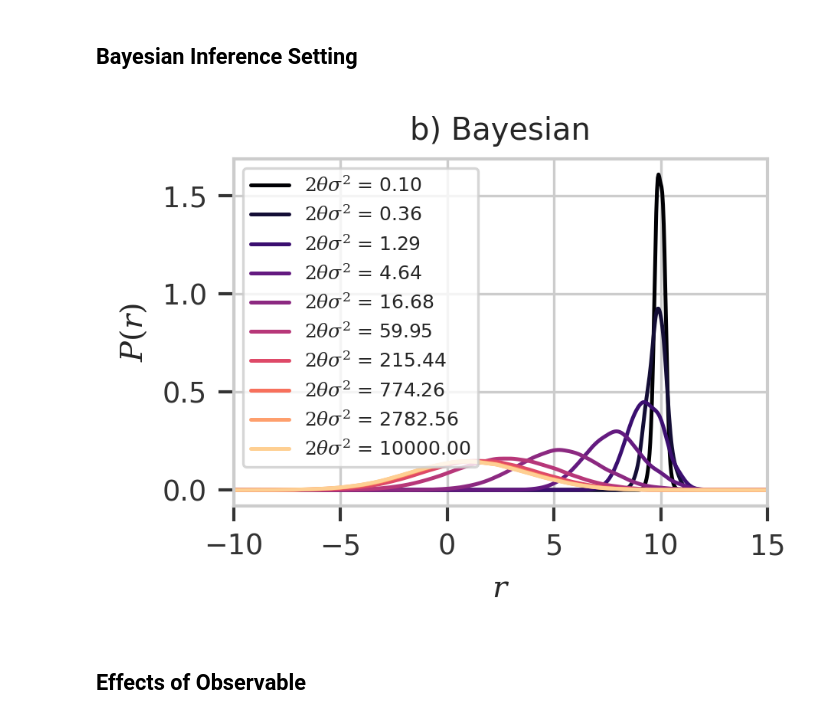
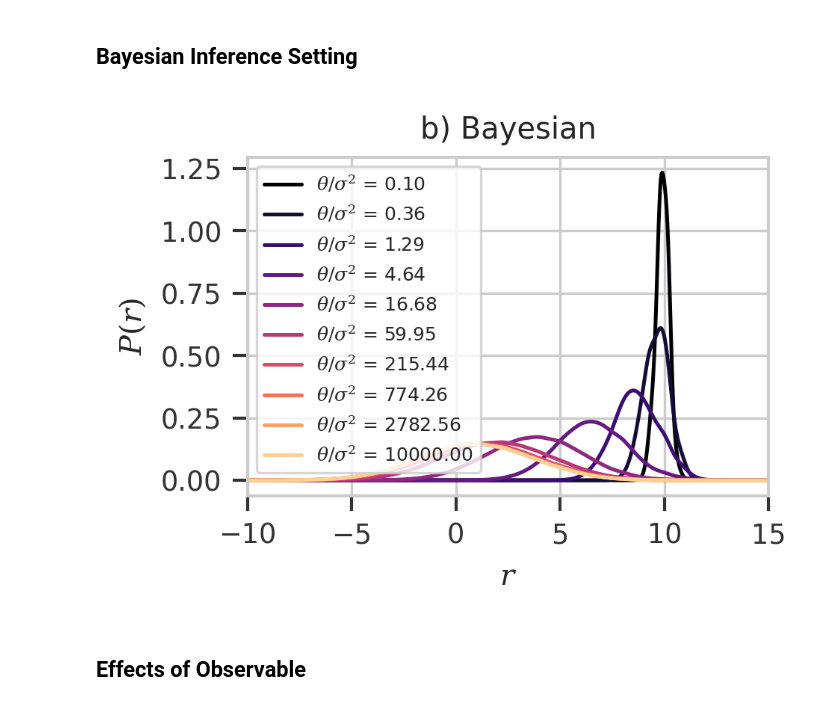
Before and after one commit to ur-whitelab/maxent, a Jupyter notebook: paper/gaussian.ipynb, the cells around one changed output. Cells and saved outputs as stored; diff of their text form; code cells hidden in the pictures.

Commit message:
Fixed legend on bayesian inf example

```diff
--- a/paper/gaussian.ipynb
+++ b/paper/gaussian.ipynb
@@ -132,23 +132,23 @@ plt.savefig('maxent.svg')
 # %%
 # https://pubmed.ncbi.nlm.nih.gov/26723635/
 plt.figure(figsize=(3,2), dpi=300)
 x = np.linspace(-10, 25, 1000)
 cmap = plt.get_cmap('magma')
-prior = 10**np.linspace(-1, 4, 10)
-bpdf = np.exp(-(y - 10)**2 / prior[:, np.newaxis])
+prior_theta = 10**np.linspace(-1, 4, 10)
+bpdf = np.exp(-(y - 10)**2 / (2 * prior_theta[:, np.newaxis]))
 bpdf /= np.sum(bpdf, axis=1)[:, np.newaxis]
-for i,p in enumerate(prior):
+for i,p in enumerate(prior_theta):
     ppdf = scipy.stats.gaussian_kde(np.squeeze(y), weights=bpdf[i])
-    plt.plot(x, ppdf.pdf(x), color=cmap(i / len(prior)), label=f'$2\\theta\\sigma^2$ = {p:.2f}')
+    plt.plot(x, ppdf.pdf(x), color=cmap(i / len(prior_theta)), label=f'$\\theta/\\sigma$ = {p:.2f}')
 plt.legend(fontsize=6)
 plt.xlim(-10, 15)
 plt.xlabel(r'$r$')
 plt.ylabel(r'$P(r)$')
 plt.title('b) Bayesian')
 plt.savefig('bayes.svg')
 plt.show()
 # %% [output]
-[figure, old version]
+[figure, new version]
 # %% [markdown]
 ## Effects of Observable
 # %%
```
Also changed, not shown: parts of 1 cell of this notebook.
